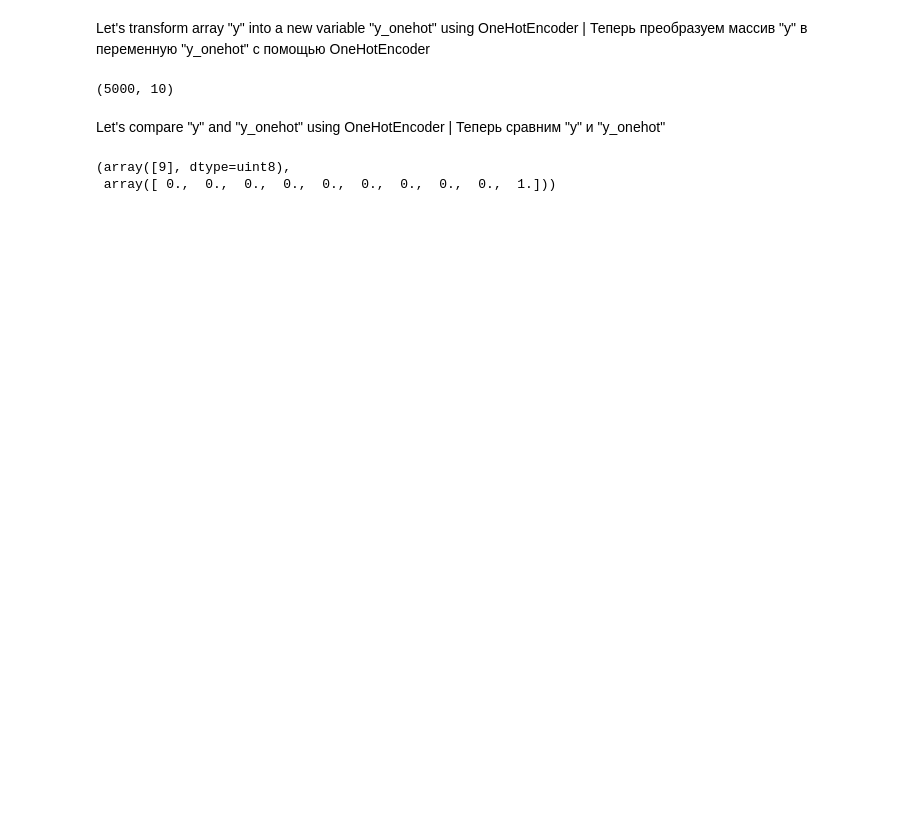
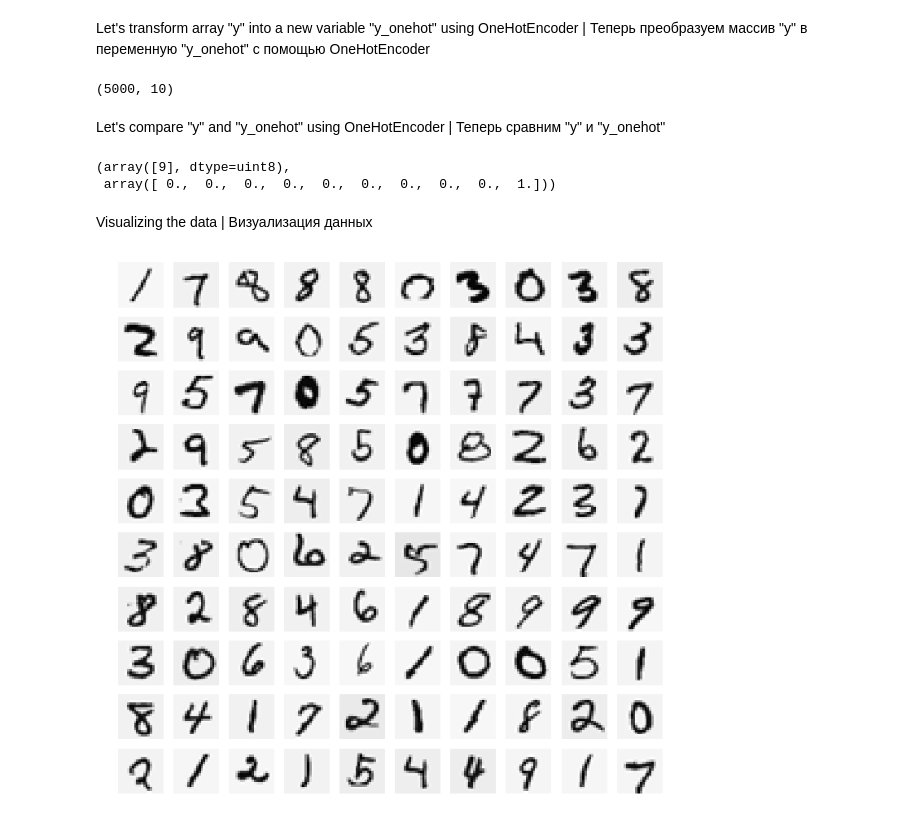
Before and after one commit to TimofeyPro/ML-course-in-Python, a Jupyter notebook: Exercise4_Neural_Networks_Learning/ex4.ipynb, the cells around one changed output. Drawn from its saved outputs; the diff is of its cells as text; code cells hidden in the pictures; blank space fills up the shorter version.

```diff
--- a/Exercise4_Neural_Networks_Learning/ex4.ipynb
+++ b/Exercise4_Neural_Networks_Learning/ex4.ipynb
@@ -38,3 +78,16 @@ y[4999], y_onehot[0,:]
 # %% [output]
 (array([9], dtype=uint8),
  array([ 0.,  0.,  0.,  0.,  0.,  0.,  0.,  0.,  0.,  1.]))
+# %% [markdown]
+Visualizing the data | Визуализация данных
+# %%
+import matplotlib.pyplot as plt
+%matplotlib inline
+
+_, axarr = plt.subplots(10,10,figsize=(12,12))
+for i in range(10):
+    for j in range(10):
+       axarr[i,j].imshow(X[np.random.randint(X.shape[0])].reshape((20,20), order = 'F'), cmap='gray_r')
+       axarr[i,j].axis('off')
+# %% [output]
+[figure, added]
```
Also changed, not shown: parts of 4 cells of this notebook.
